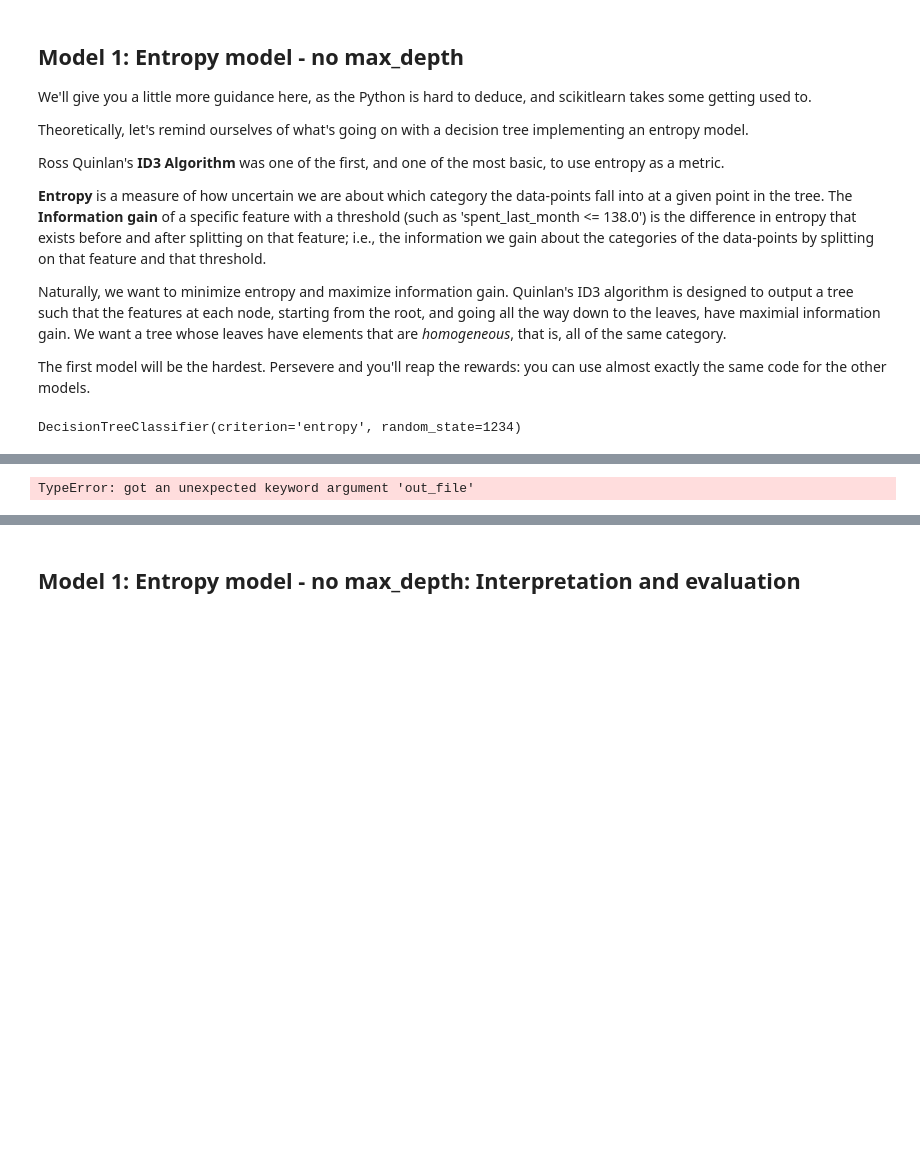
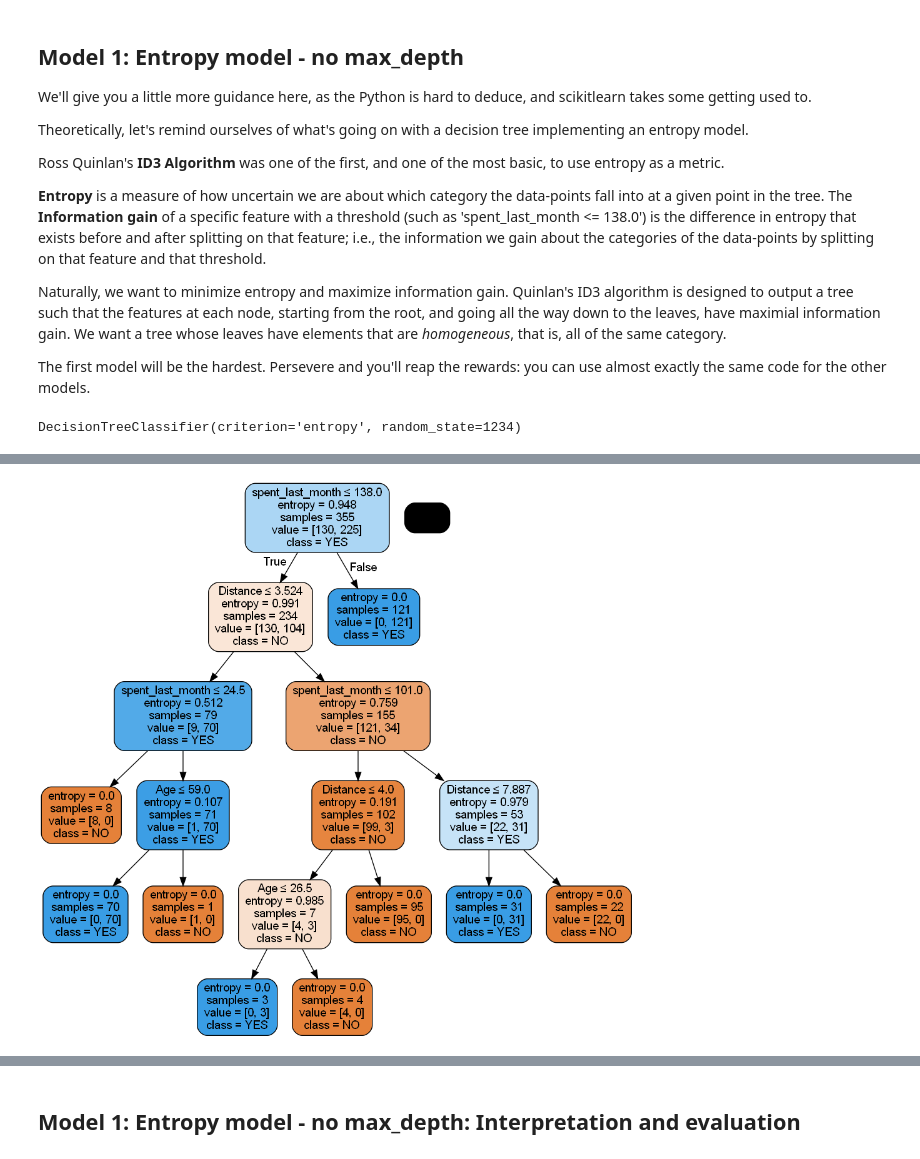
Before and after one commit to ammanuelfw/my_dsbc_projects_git, a Jupyter notebook: 25_3_5_Case_Study_RR_Diner_Coffee/Springboard_Decision_Tree_Specialty_Coffee_Case_Study_Tier_1_AFW.ipynb, the cells around one changed output, grey strips where cells are left out. Cells and saved outputs as stored; diff of their text form; code cells hidden in the pictures; blank space fills up the shorter version.

Commit message:
2nd commit Decision Tree

```diff
--- a/25_3_5_Case_Study_RR_Diner_Coffee/Springboard_Decision_Tree_Specialty_Coffee_Case_Study_Tier_1_AFW.ipynb
+++ b/25_3_5_Case_Study_RR_Diner_Coffee/Springboard_Decision_Tree_Specialty_Coffee_Case_Study_Tier_1_AFW.ipynb
@@ -417,14 +421,14 @@ DecisionTreeClassifier(criterion='entropy', random_state=1234)
 # %%
 # Now we want to visualize the tree
 dot_data = StringIO()
 
 # We can do so with export_graphviz
-tree.plot_tree(entr_model, out_file=dot_data,
+tree.export_graphviz(entr_model, out_file=dot_data,
                 filled=True, rounded=True,
                 special_characters=True, feature_names=X_train.columns,class_names = ["NO", "YES"])
 
 # Alternatively for class_names use entr_model.classes_
 graph = pydotplus.graph_from_dot_data(dot_data.getvalue())
 Image(graph.create_png())
 # %% [output]
-TypeError: got an unexpected keyword argument 'out_file'
+[figure, added]
```
Also changed, not shown: parts of 9 cells of this notebook.
